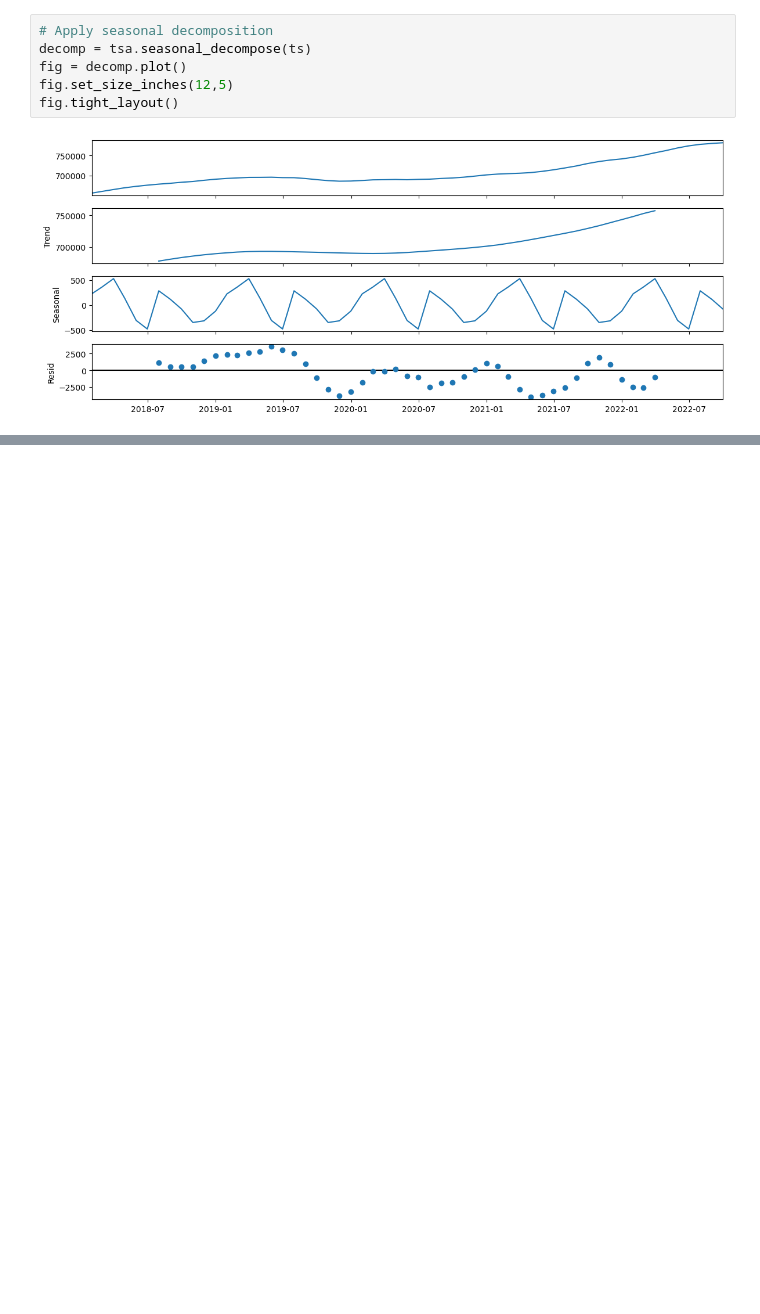
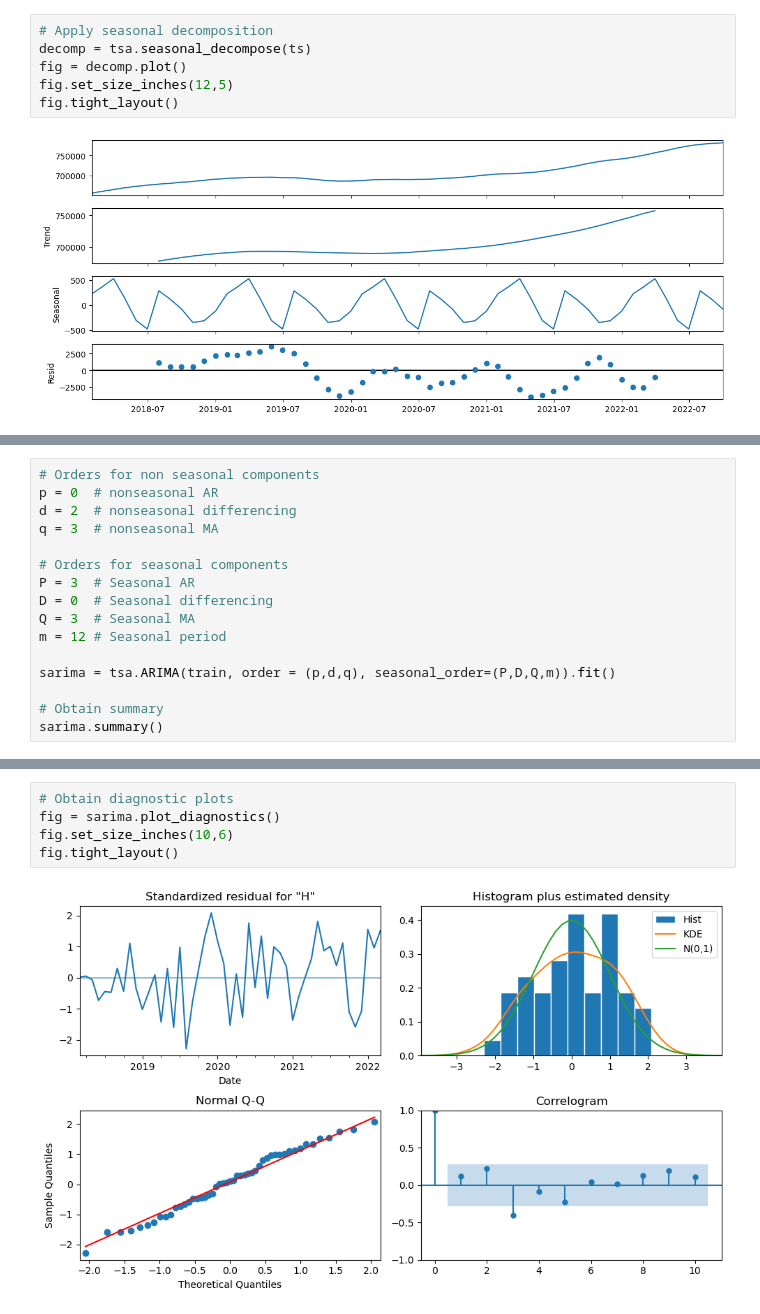
Before and after one commit to SpreeC/Gridsearch-SARIMA-Models, a Jupyter notebook: Gridsearch SARIMA Models.ipynb, the cells around one changed output, grey strips where cells are left out. Cells and saved outputs as stored; diff of their text form; blank space fills up the shorter version.

```diff
--- a/Gridsearch SARIMA Models.ipynb
+++ b/Gridsearch SARIMA Models.ipynb
@@ -280,0 +309,16 @@ TypeError: unsupported format string passed to Series.__format__
+# %%
+# Orders for non seasonal components
+p = 0  # nonseasonal AR
+d = 2  # nonseasonal differencing
+q = 3  # nonseasonal MA
+
+# Orders for seasonal components
+P = 3  # Seasonal AR
+D = 0  # Seasonal differencing
+Q = 3  # Seasonal MA
+m = 12 # Seasonal period
+
+sarima = tsa.ARIMA(train, order = (p,d,q), seasonal_order=(P,D,Q,m)).fit()
+
+# Obtain summary
+sarima.summary()
@@ -280,0 +352,7 @@ TypeError: unsupported format string passed to Series.__format__
+# %%
+# Obtain diagnostic plots
+fig = sarima.plot_diagnostics()
+fig.set_size_inches(10,6)
+fig.tight_layout()
+# %% [output]
+[figure, added]
```
Also changed, not shown: parts of 24 cells of this notebook.
